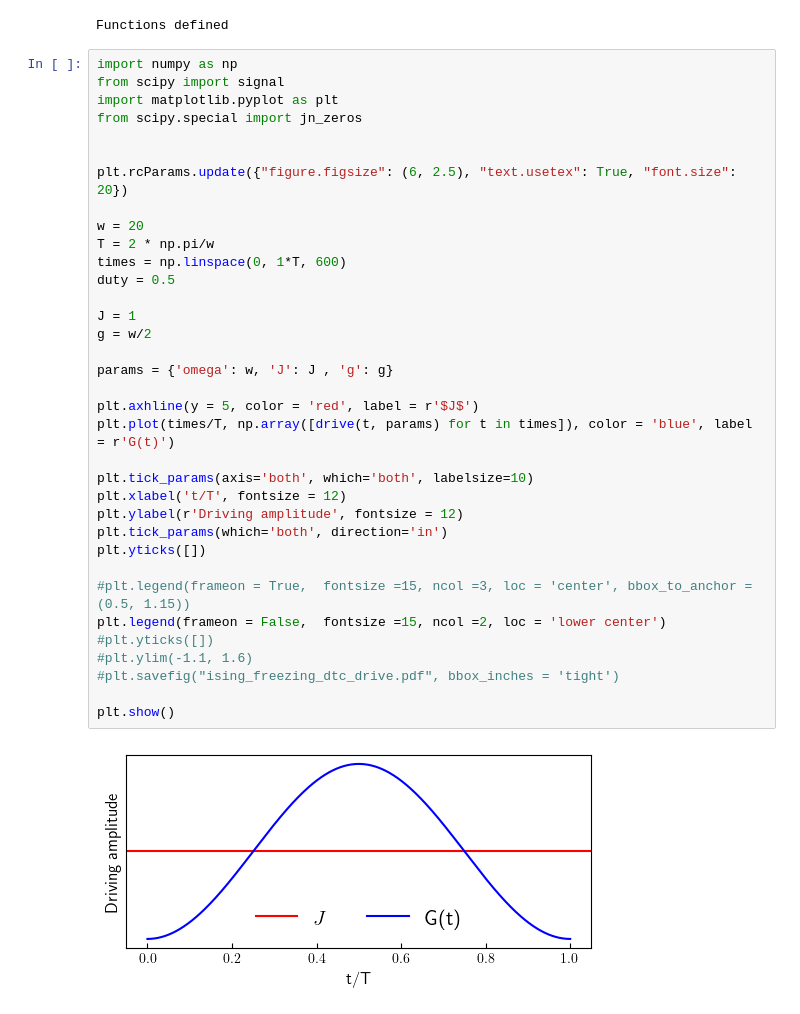
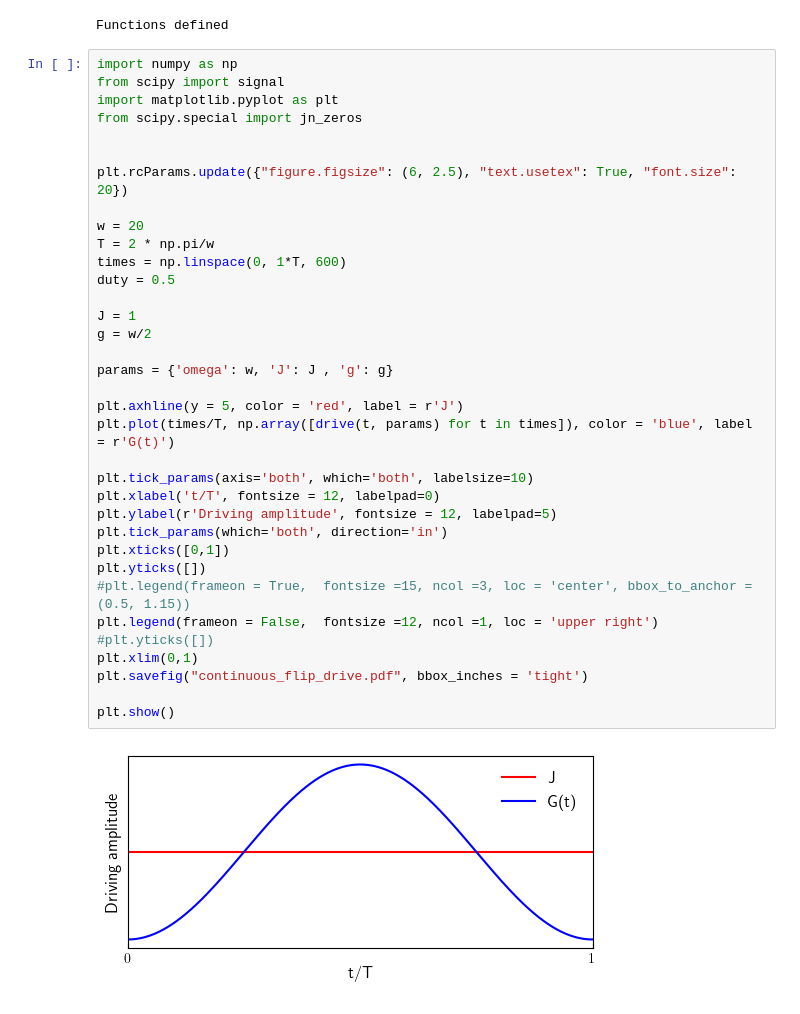
Before and after one commit to rahmahi/Impure_Flat-band, a Jupyter notebook: Continuous_spin_flip_DTC/contineuos_spin_flip.ipynb, the cells around one changed output. Drawn from its saved outputs; the diff is of its cells as text.

```diff
--- a/Continuous_spin_flip_DTC/contineuos_spin_flip.ipynb
+++ b/Continuous_spin_flip_DTC/contineuos_spin_flip.ipynb
@@ -90,40 +90,40 @@ Functions defined
 # %%
 import numpy as np
 from scipy import signal
 import matplotlib.pyplot as plt
 from scipy.special import jn_zeros
 
 
 plt.rcParams.update({"figure.figsize": (6, 2.5), "text.usetex": True, "font.size": 20})
 
 w = 20
 T = 2 * np.pi/w
 times = np.linspace(0, 1*T, 600)
 duty = 0.5
 
 J = 1
 g = w/2
 
 params = {'omega': w, 'J': J , 'g': g}
 
-plt.axhline(y = 5, color = 'red', label = r'$J$')
+plt.axhline(y = 5, color = 'red', label = r'J')
 plt.plot(times/T, np.array([drive(t, params) for t in times]), color = 'blue', label = r'G(t)')
 
 plt.tick_params(axis='both', which='both', labelsize=10)
-plt.xlabel('t/T', fontsize = 12)
-plt.ylabel(r'Driving amplitude', fontsize = 12)
+plt.xlabel('t/T', fontsize = 12, labelpad=0)
+plt.ylabel(r'Driving amplitude', fontsize = 12, labelpad=5)
 plt.tick_params(which='both', direction='in')
+plt.xticks([0,1])
 plt.yticks([])
-
 #plt.legend(frameon = True,  fontsize =15, ncol =3, loc = 'center', bbox_to_anchor = (0.5, 1.15))
-plt.legend(frameon = False,  fontsize =15, ncol =2, loc = 'lower center')
+plt.legend(frameon = False,  fontsize =12, ncol =1, loc = 'upper right')
 #plt.yticks([])
-#plt.ylim(-1.1, 1.6)
-#plt.savefig("ising_freezing_dtc_drive.pdf", bbox_inches = 'tight')
+plt.xlim(0,1)
+plt.savefig("continuous_flip_drive.pdf", bbox_inches = 'tight')
 
 plt.show()
 # %% [output]
-[figure, old version]
+[figure, new version]
 # %%
 import matplotlib.pyplot as plt
 import traceback
```
Also changed, not shown: parts of 13 cells of this notebook, 10 other files.
